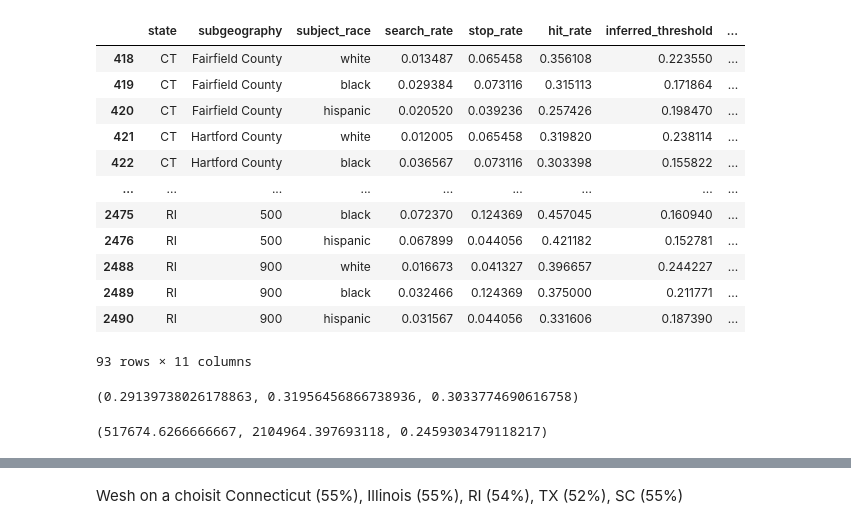
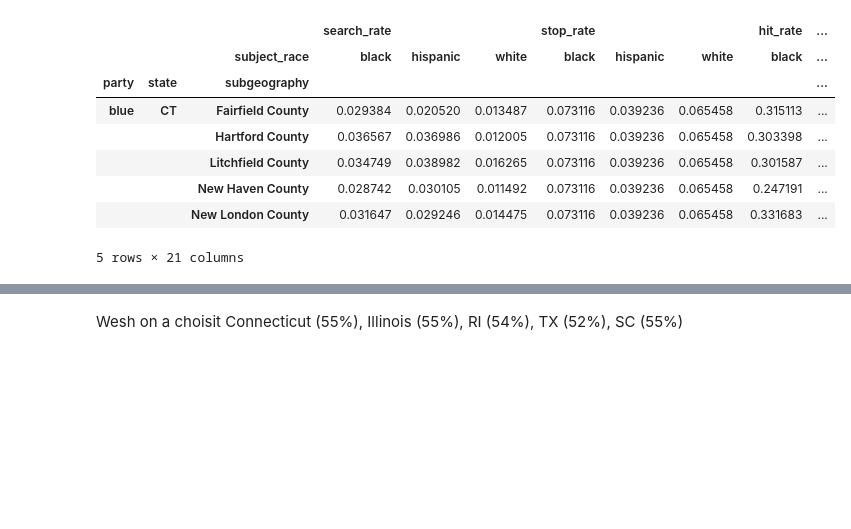
Before and after one commit to epfl-ada/ada-2020-project-milestone-p3-p3_halouma, a Jupyter notebook: p3_luis.ipynb, the cells around one changed output, grey strips where cells are left out. Drawn from its saved outputs; the diff is of its cells as text; code cells hidden in the pictures; blank space fills up the shorter version.

```diff
--- a/p3_luis.ipynb
+++ b/p3_luis.ipynb
@@ -38,26 +42,18 @@ def sort_array_of_state(dataframe):
 #Trier les états de notre dataframe:
 df['party'] = sort_array_of_state(df)
 # %%
-blue = df[df['party'].str.contains('blue')]
-red = df[df['party'].str.contains('red')]
-blue
+blue = df[df['party'].str.contains('blue')].reset_index(drop = True)
+red = df[df['party'].str.contains('red')].reset_index(drop = True)
+full = pd.concat([blue,red]).reset_index(drop = True)
+full_pivot = full.pivot(index = ['party', 'state', 'subgeography'] , columns = 'subject_race')
+full_pivot.head()
 # %% [output]
-|  | state | subgeography | subject_race | search_rate | stop_rate | hit_rate | inferred_threshold | ... |
-| 418 | CT | Fairfield County | white | 0.013487 | 0.065458 | 0.356108 | 0.223550 | ... |
-| 419 | CT | Fairfield County | black | 0.029384 | 0.073116 | 0.315113 | 0.171864 | ... |
-| 420 | CT | Fairfield County | hispanic | 0.020520 | 0.039236 | 0.257426 | 0.198470 | ... |
-| 421 | CT | Hartford County | white | 0.012005 | 0.065458 | 0.319820 | 0.238114 | ... |
-| 422 | CT | Hartford County | black | 0.036567 | 0.073116 | 0.303398 | 0.155822 | ... |
-| ... | ... | ... | ... | ... | ... | ... | ... | ... |
-| 2475 | RI | 500 | black | 0.072370 | 0.124369 | 0.457045 | 0.160940 | ... |
-| 2476 | RI | 500 | hispanic | 0.067899 | 0.044056 | 0.421182 | 0.152781 | ... |
-| 2488 | RI | 900 | white | 0.016673 | 0.041327 | 0.396657 | 0.244227 | ... |
-| 2489 | RI | 900 | black | 0.032466 | 0.124369 | 0.375000 | 0.211771 | ... |
-| 2490 | RI | 900 | hispanic | 0.031567 | 0.044056 | 0.331606 | 0.187390 | ... |
+|  |  |  | search_rate |  |  | stop_rate |  |  | hit_rate | ... |
+|  |  | subject_race | black | hispanic | white | black | hispanic | white | black | ... |
+| party | state | subgeography |  |  |  |  |  |  |  | ... |
+| blue | CT | Fairfield County | 0.029384 | 0.020520 | 0.013487 | 0.073116 | 0.039236 | 0.065458 | 0.315113 | ... |
+|  |  | Hartford County | 0.036567 | 0.036986 | 0.012005 | 0.073116 | 0.039236 | 0.065458 | 0.303398 | ... |
+|  |  | Litchfield County | 0.034749 | 0.038982 | 0.016265 | 0.073116 | 0.039236 | 0.065458 | 0.301587 | ... |
+|  |  | New Haven County | 0.028742 | 0.030105 | 0.011492 | 0.073116 | 0.039236 | 0.065458 | 0.247191 | ... |
+|  |  | New London County | 0.031647 | 0.029246 | 0.014475 | 0.073116 | 0.039236 | 0.065458 | 0.331683 | ... |
-93 rows × 11 columns
+5 rows × 21 columns
-# %%
-blue_weighted_hit_rate_mean = (blue.hit_rate*blue.nb_searches / blue.nb_searches.sum()).sum()
-red_weighted_hit_rate_mean = np.sum(red.hit_rate*red.nb_searches / red.nb_searches.sum())
-blue_weighted_hit_rate_mean, red_weighted_hit_rate_mean, blue.hit_rate.mean()
-# %% [output]
-(0.29139738026178863, 0.31956456866738936, 0.3033774690616758)
@@ -68,4 +59,0 @@ b = df[df.state.str.contains('TX')].dropna().stops_per_year.sum() + df[df.state.
-# %%
-a, b, a/b
-# %% [output]
-(517674.6266666667, 2104964.397693118, 0.2459303479118217)
```
Also changed, not shown: parts of 50 cells of this notebook.
